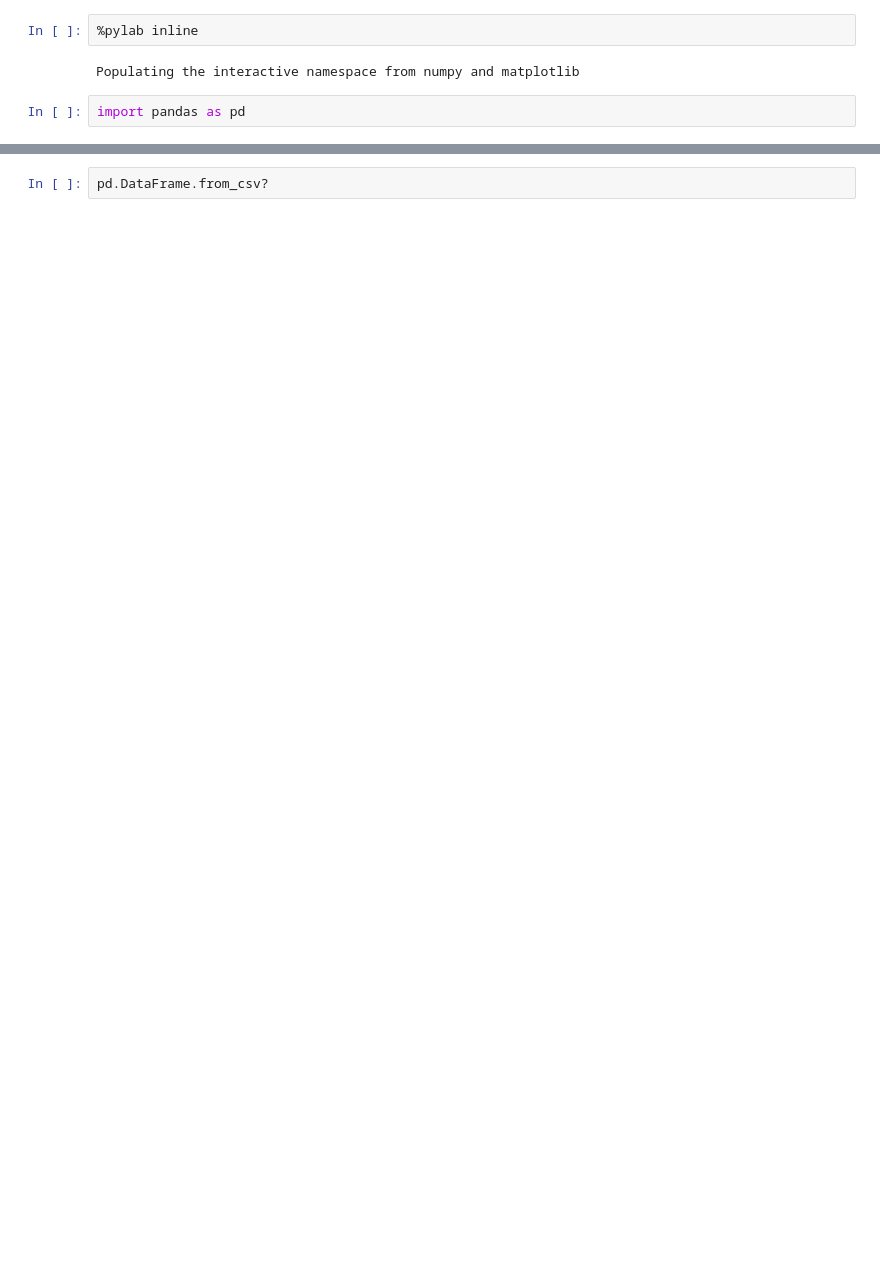
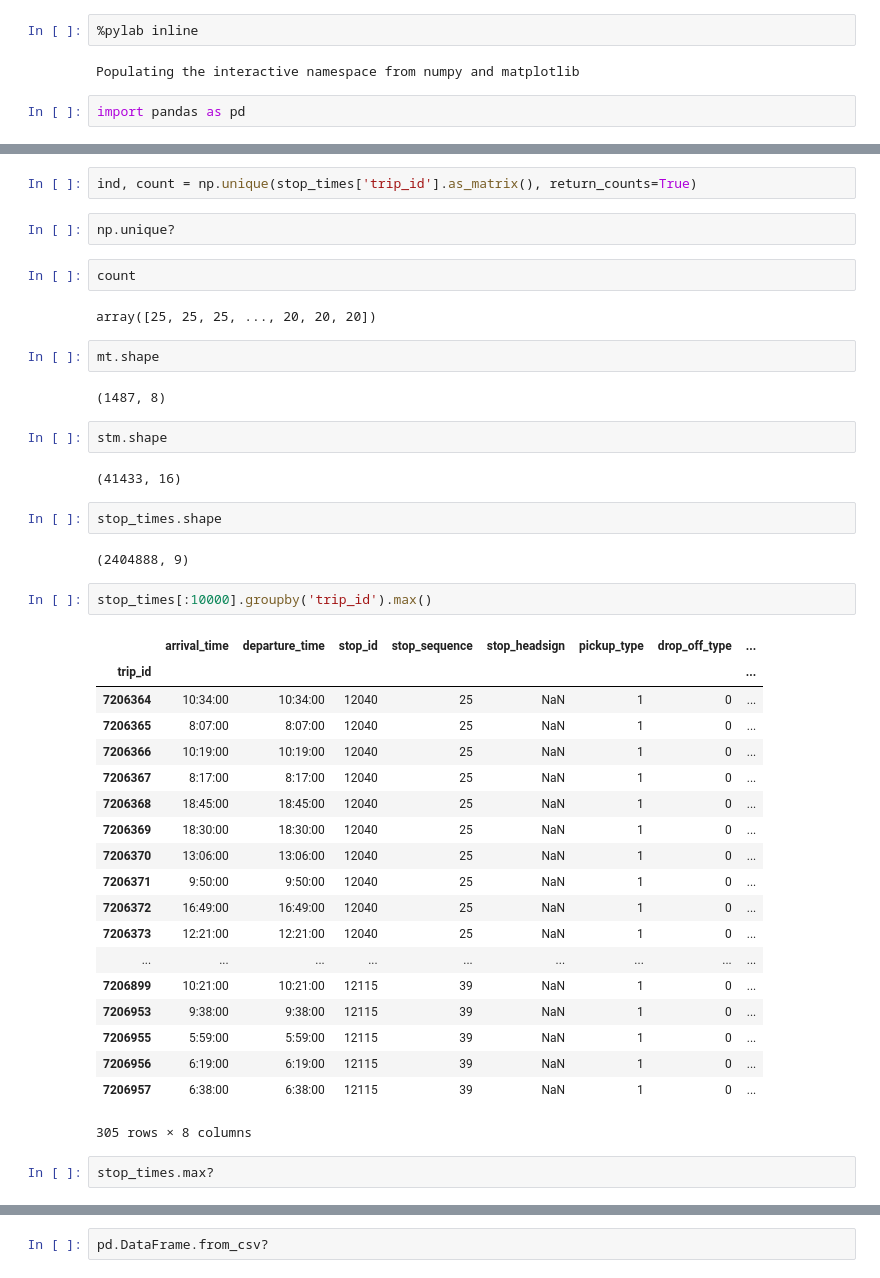
Before and after one commit to jrs65/transit_project, a Jupyter notebook: transit_parsing.ipynb, the cells around one changed output, grey strips where cells are left out. Saved outputs shown, nothing was run; the diff lists cells and outputs as text; blank space fills up the shorter version.

```diff
--- a/transit_parsing.ipynb
+++ b/transit_parsing.ipynb
@@ -77,0 +182,44 @@ stop_times[:10]
+# %%
+ind, count = np.unique(stop_times['trip_id'].as_matrix(), return_counts=True)
+# %%
+np.unique?
+# %%
+count
+# %% [output]
+array([25, 25, 25, ..., 20, 20, 20])
+# %%
+mt.shape
+# %% [output]
+(1487, 8)
+# %%
+stm.shape
+# %% [output]
+(41433, 16)
+# %%
+stop_times.shape
+# %% [output]
+(2404888, 9)
+# %%
+stop_times[:10000].groupby('trip_id').max()
+# %% [output]
+|  | arrival_time | departure_time | stop_id | stop_sequence | stop_headsign | pickup_type | drop_off_type | ... |
+| trip_id |  |  |  |  |  |  |  | ... |
+| 7206364 | 10:34:00 | 10:34:00 | 12040 | 25 | NaN | 1 | 0 | ... |
+| 7206365 | 8:07:00 | 8:07:00 | 12040 | 25 | NaN | 1 | 0 | ... |
+| 7206366 | 10:19:00 | 10:19:00 | 12040 | 25 | NaN | 1 | 0 | ... |
+| 7206367 | 8:17:00 | 8:17:00 | 12040 | 25 | NaN | 1 | 0 | ... |
+| 7206368 | 18:45:00 | 18:45:00 | 12040 | 25 | NaN | 1 | 0 | ... |
+| 7206369 | 18:30:00 | 18:30:00 | 12040 | 25 | NaN | 1 | 0 | ... |
+| 7206370 | 13:06:00 | 13:06:00 | 12040 | 25 | NaN | 1 | 0 | ... |
+| 7206371 | 9:50:00 | 9:50:00 | 12040 | 25 | NaN | 1 | 0 | ... |
+| 7206372 | 16:49:00 | 16:49:00 | 12040 | 25 | NaN | 1 | 0 | ... |
+| 7206373 | 12:21:00 | 12:21:00 | 12040 | 25 | NaN | 1 | 0 | ... |
+| ... | ... | ... | ... | ... | ... | ... | ... | ... |
+| 7206899 | 10:21:00 | 10:21:00 | 12115 | 39 | NaN | 1 | 0 | ... |
+| 7206953 | 9:38:00 | 9:38:00 | 12115 | 39 | NaN | 1 | 0 | ... |
+| 7206955 | 5:59:00 | 5:59:00 | 12115 | 39 | NaN | 1 | 0 | ... |
+| 7206956 | 6:19:00 | 6:19:00 | 12115 | 39 | NaN | 1 | 0 | ... |
+| 7206957 | 6:38:00 | 6:38:00 | 12115 | 39 | NaN | 1 | 0 | ... |
+305 rows × 8 columns
+# %%
+stop_times.max?
```
Also changed, not shown: parts of 37 cells of this notebook.
